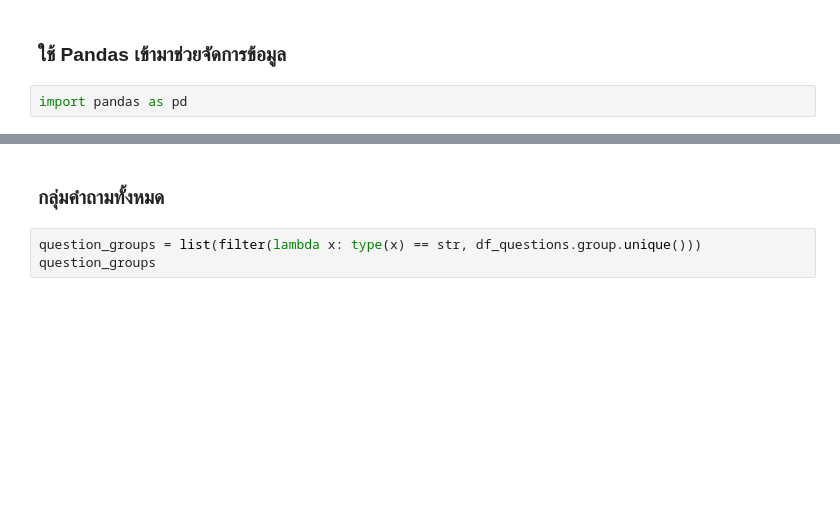
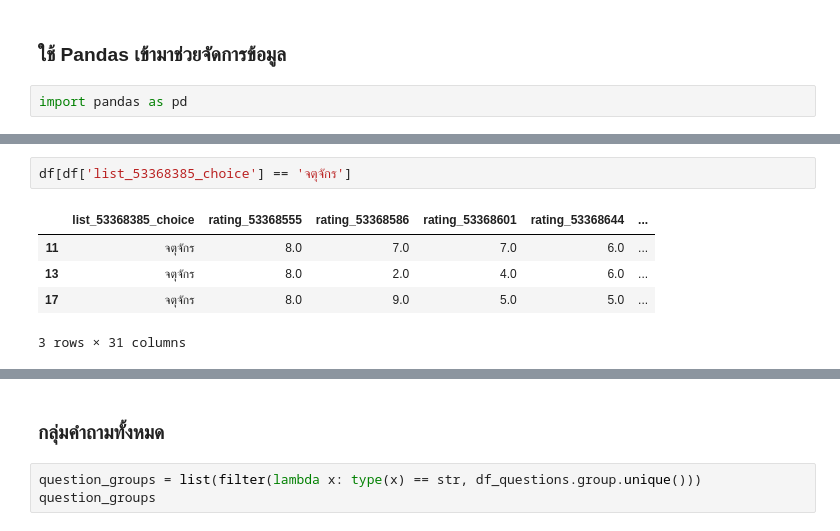
Before and after one commit to zkan/intage-dash, a Jupyter notebook: docs/typeform-data-api-test.ipynb, the cells around one changed output, grey strips where cells are left out. Saved outputs shown, nothing was run; the diff lists cells and outputs as text; blank space fills up the shorter version.

```diff
--- a/docs/typeform-data-api-test.ipynb
+++ b/docs/typeform-data-api-test.ipynb
@@ -99,0 +125,8 @@ df[df['list_53332714_choice'] == 'สาขา 1']
+# %%
+df[df['list_53368385_choice'] == 'จตุจักร']
+# %% [output]
+|  | list_53368385_choice | rating_53368555 | rating_53368586 | rating_53368601 | rating_53368644 | ... |
+| 11 | จตุจักร | 8.0 | 7.0 | 7.0 | 6.0 | ... |
+| 13 | จตุจักร | 8.0 | 2.0 | 4.0 | 6.0 | ... |
+| 17 | จตุจักร | 8.0 | 9.0 | 5.0 | 5.0 | ... |
+3 rows × 31 columns
```
Also changed, not shown: parts of 21 cells of this notebook.
